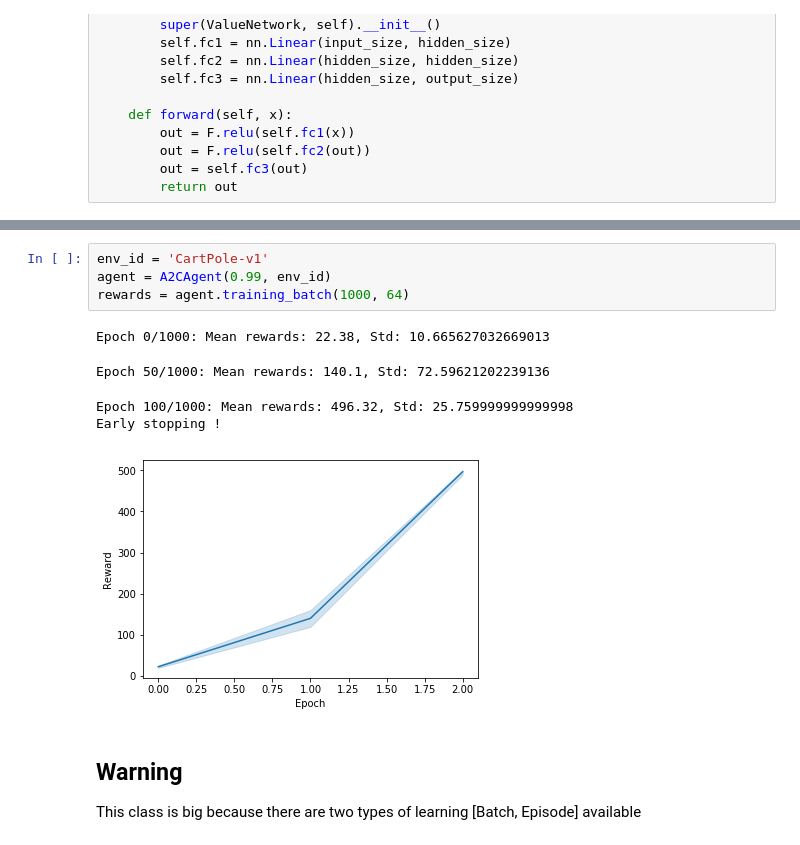
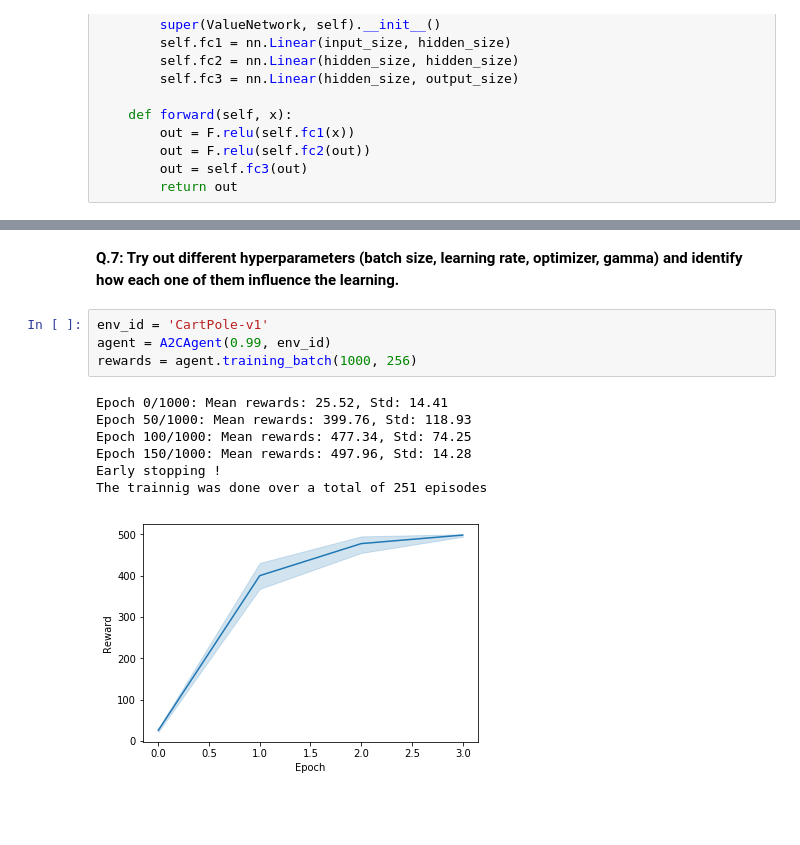
Before and after one commit to yfletberliac/rlss-2019, a Jupyter notebook: labs/01.REINFORCE+A2C.ipynb, the cells around one changed output, grey strips where cells are left out. Drawn from its saved outputs; the diff is of its cells as text; blank space fills up the shorter version.

```diff
--- a/labs/01.REINFORCE+A2C.ipynb
+++ b/labs/01.REINFORCE+A2C.ipynb
@@ -685,13 +815,14 @@ class A2CAgent:
+# %% [markdown]
+**Q.7: Try out different hyperparameters (batch size, learning rate, optimizer, gamma) and identify how each one of them influence the learning.**
 # %%
 env_id = 'CartPole-v1'
 agent = A2CAgent(0.99, env_id)
-rewards = agent.training_batch(1000, 64)
+rewards = agent.training_batch(1000, 256)
 # %% [output]
-Epoch 0/1000: Mean rewards: 22.38, Std: 10.665627032669013
+Epoch 0/1000: Mean rewards: 25.52, Std: 14.41
+Epoch 50/1000: Mean rewards: 399.76, Std: 118.93
+Epoch 100/1000: Mean rewards: 477.34, Std: 74.25
+Epoch 150/1000: Mean rewards: 497.96, Std: 14.28
+Early stopping !
+The trainnig was done over a total of 251 episodes
-Epoch 50/1000: Mean rewards: 140.1, Std: 72.59621202239136
-Epoch 100/1000: Mean rewards: 496.32, Std: 25.759999999999998
-Early stopping !
-[figure, old version]
+[figure, new version]
-# %% [markdown]
-## Warning
-This class is big because there are two types of learning [Batch, Episode] available
```
Also changed, not shown: parts of 36 cells of this notebook.
